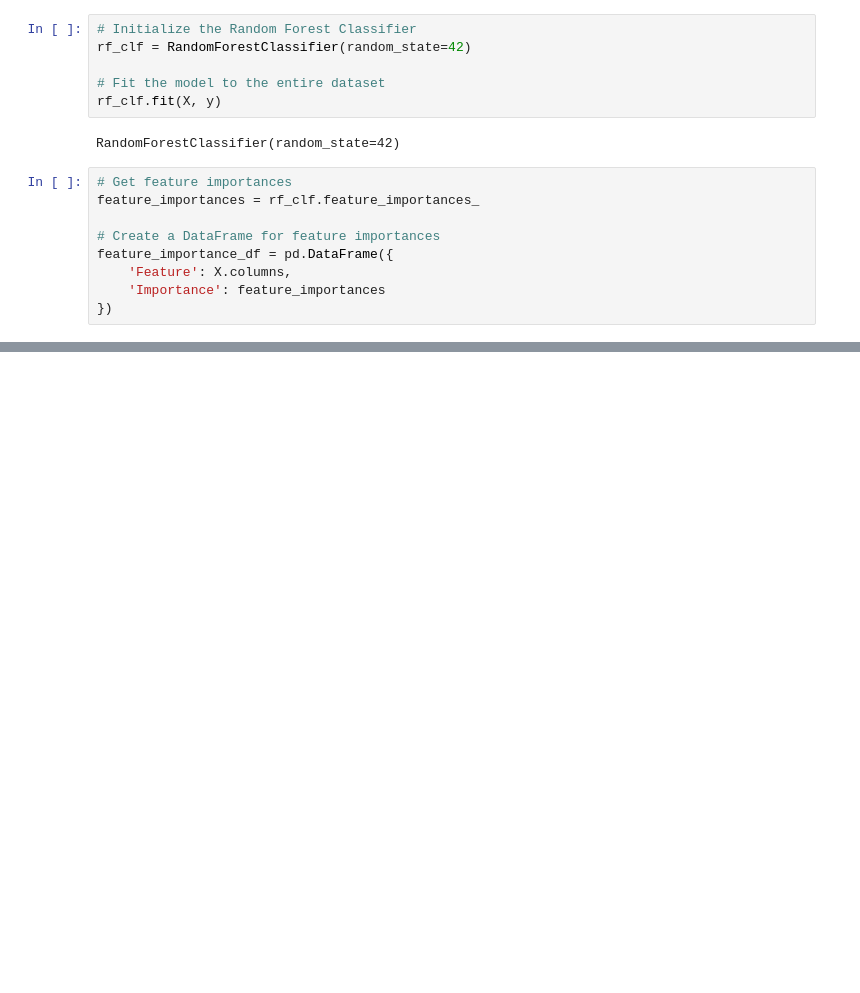
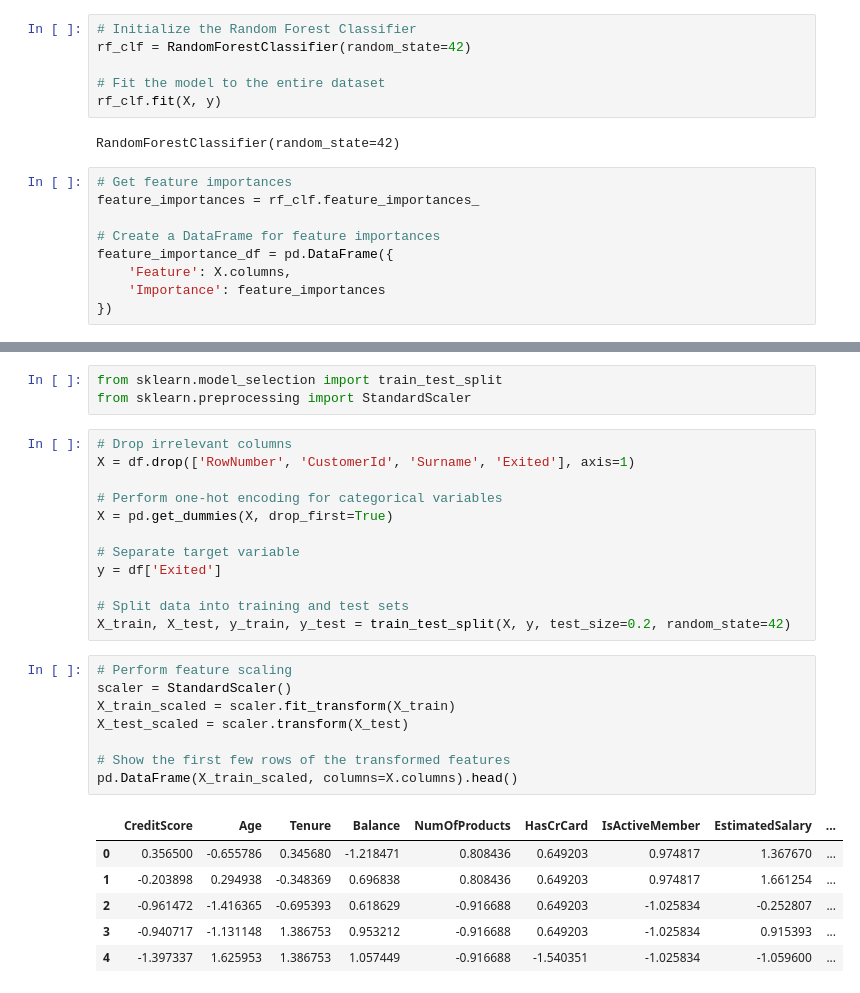
Before and after one commit to christianchkwuka/Project, a Jupyter notebook: Churn_Modelling.ipynb, the cells around one changed output, grey strips where cells are left out. Drawn from its saved outputs; the diff is of its cells as text; blank space fills up the shorter version.

```diff
--- a/Churn_Modelling.ipynb
+++ b/Churn_Modelling.ipynb
@@ -223,0 +346,30 @@ feature_importance_df = pd.DataFrame({
+# %%
+from sklearn.model_selection import train_test_split
+from sklearn.preprocessing import StandardScaler
+# %%
+# Drop irrelevant columns
+X = df.drop(['RowNumber', 'CustomerId', 'Surname', 'Exited'], axis=1)
+
+# Perform one-hot encoding for categorical variables
+X = pd.get_dummies(X, drop_first=True)
+
+# Separate target variable
+y = df['Exited']
+
+# Split data into training and test sets
+X_train, X_test, y_train, y_test = train_test_split(X, y, test_size=0.2, random_state=42)
+# %%
+# Perform feature scaling
+scaler = StandardScaler()
+X_train_scaled = scaler.fit_transform(X_train)
+X_test_scaled = scaler.transform(X_test)
+
+# Show the first few rows of the transformed features
+pd.DataFrame(X_train_scaled, columns=X.columns).head()
+# %% [output]
+|  | CreditScore | Age | Tenure | Balance | NumOfProducts | HasCrCard | IsActiveMember | EstimatedSalary | ... |
+| 0 | 0.356500 | -0.655786 | 0.345680 | -1.218471 | 0.808436 | 0.649203 | 0.974817 | 1.367670 | ... |
+| 1 | -0.203898 | 0.294938 | -0.348369 | 0.696838 | 0.808436 | 0.649203 | 0.974817 | 1.661254 | ... |
+| 2 | -0.961472 | -1.416365 | -0.695393 | 0.618629 | -0.916688 | 0.649203 | -1.025834 | -0.252807 | ... |
+| 3 | -0.940717 | -1.131148 | 1.386753 | 0.953212 | -0.916688 | 0.649203 | -1.025834 | 0.915393 | ... |
+| 4 | -1.397337 | 1.625953 | 1.386753 | 1.057449 | -0.916688 | -1.540351 | -1.025834 | -1.059600 | ... |
```
Also changed, not shown: parts of 19 cells of this notebook.
